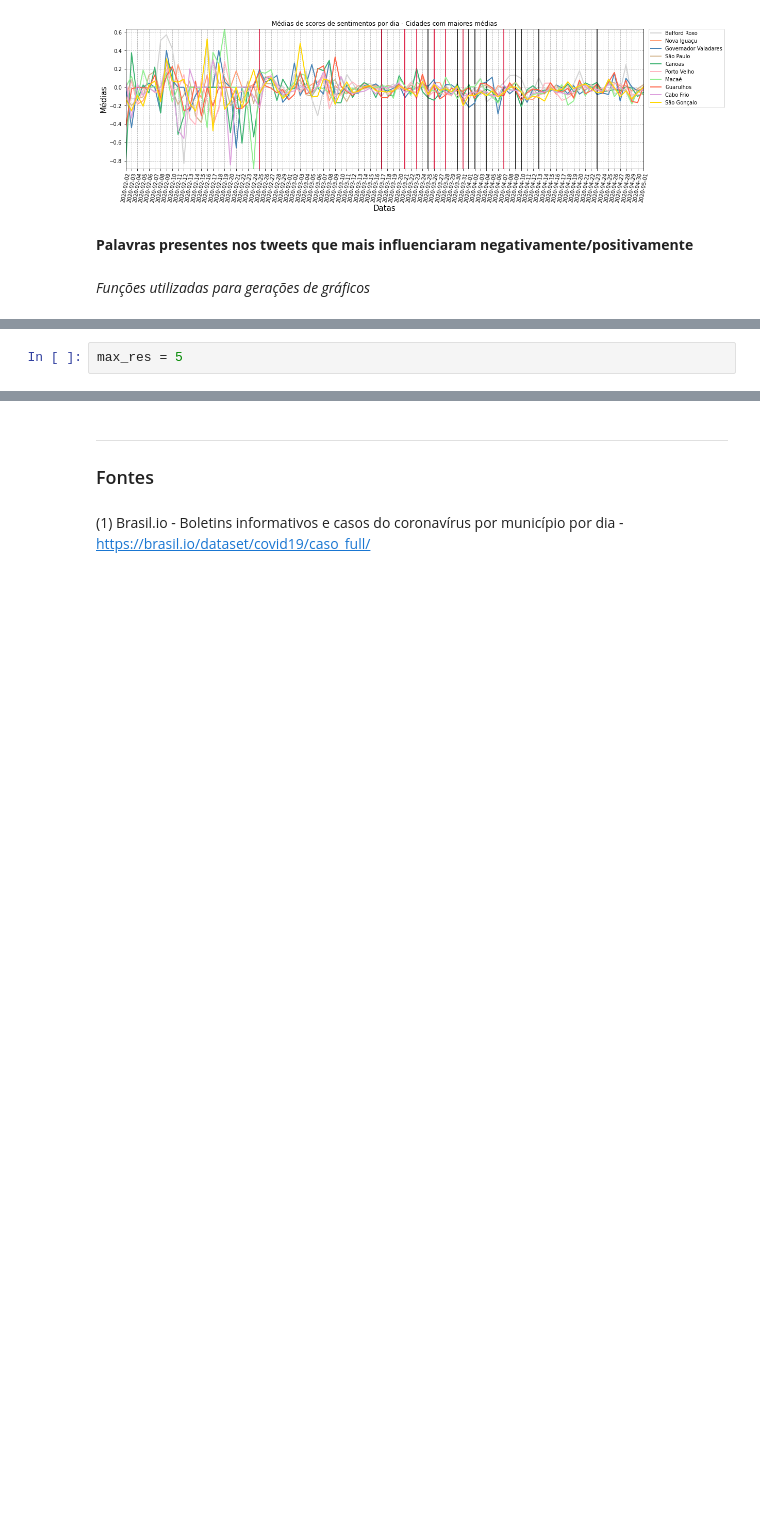
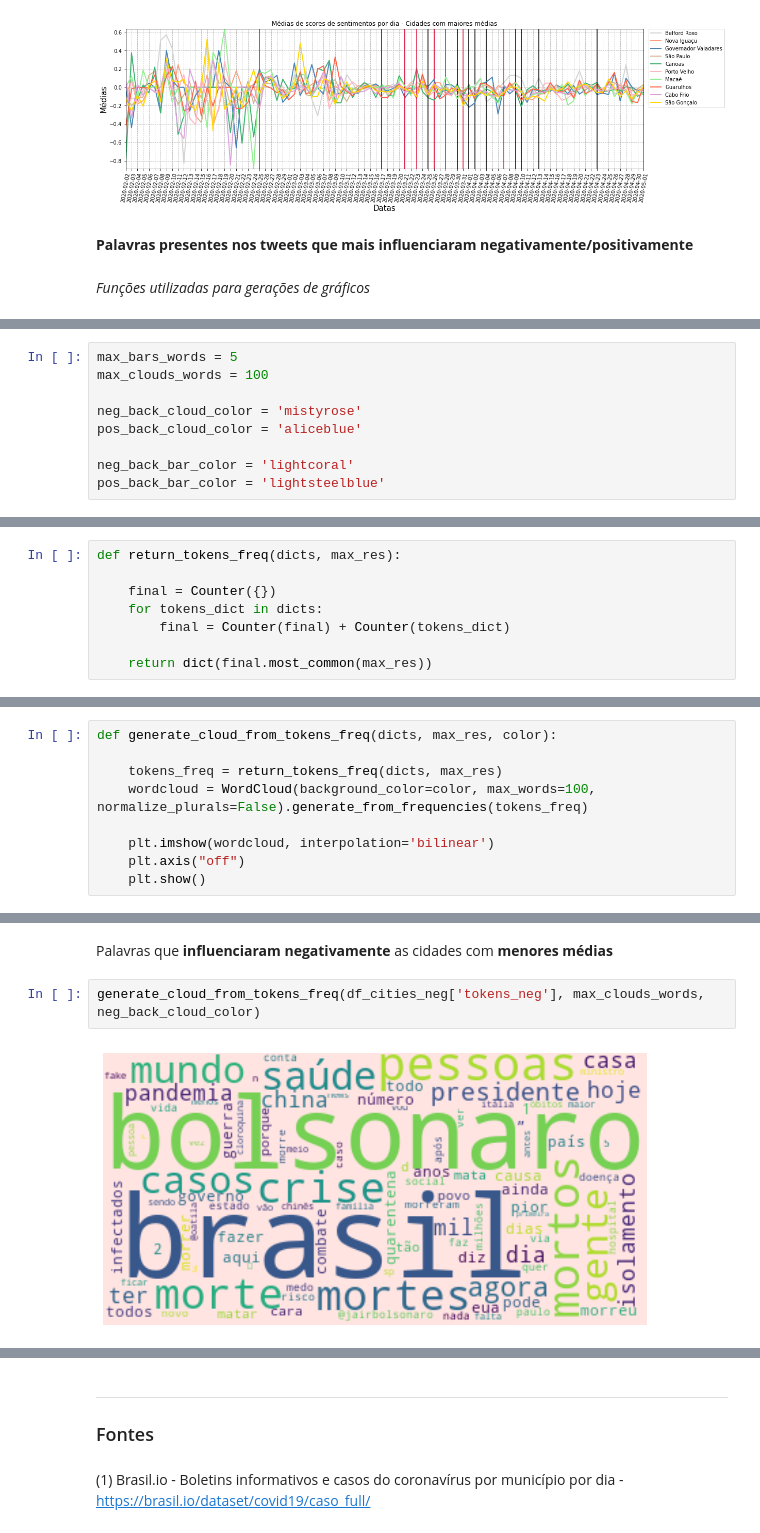
Before and after one commit to mariogmp/LCDIA, a Jupyter notebook: geocov19_brasil_04_resultados-Copy1.ipynb, the cells around one changed output, grey strips where cells are left out. Drawn from its saved outputs; the diff is of its cells as text; blank space fills up the shorter version.

Commit message:
Gráficos de palavras agrupados nos resultados.

```diff
--- a/geocov19_brasil_04_resultados-Copy1.ipynb
+++ b/geocov19_brasil_04_resultados-Copy1.ipynb
@@ -702,2 +645,0 @@ def generate_bar_from_tokens_freq(tokens_freq, max_res, color, x, y, title):
-# %%
-max_res = 5
@@ -810,0 +646,9 @@ generate_bar_from_tokens_freq(all_tokens_pos, max_res, 'lightsteelblue', 10, 3,
+# %%
+max_bars_words = 5
+max_clouds_words = 100
+
+neg_back_cloud_color = 'mistyrose'
+pos_back_cloud_color = 'aliceblue'
+
+neg_back_bar_color = 'lightcoral'
+pos_back_bar_color = 'lightsteelblue'
@@ -810,0 +657,8 @@ generate_bar_from_tokens_freq(all_tokens_pos, max_res, 'lightsteelblue', 10, 3,
+# %%
+def return_tokens_freq(dicts, max_res):
+
+    final = Counter({})
+    for tokens_dict in dicts:
+        final = Counter(final) + Counter(tokens_dict)
+
+    return dict(final.most_common(max_res))
@@ -810,0 +673,9 @@ generate_bar_from_tokens_freq(all_tokens_pos, max_res, 'lightsteelblue', 10, 3,
+# %%
+def generate_cloud_from_tokens_freq(dicts, max_res, color):
+
+    tokens_freq = return_tokens_freq(dicts, max_res)
+    wordcloud = WordCloud(background_color=color, max_words=100, normalize_plurals=False).generate_from_frequencies(tokens_freq)
+
+    plt.imshow(wordcloud, interpolation='bilinear')
+    plt.axis("off")
+    plt.show()
@@ -810,0 +704,6 @@ generate_bar_from_tokens_freq(all_tokens_pos, max_res, 'lightsteelblue', 10, 3,
+# %% [markdown]
+Palavras que **influenciaram negativamente** as cidades com **menores médias**
+# %%
+generate_cloud_from_tokens_freq(df_cities_neg['tokens_neg'], max_clouds_words, neg_back_cloud_color)
+# %% [output]
+[figure, added]
```
Also changed, not shown: parts of 52 cells of this notebook, 2 other files.
